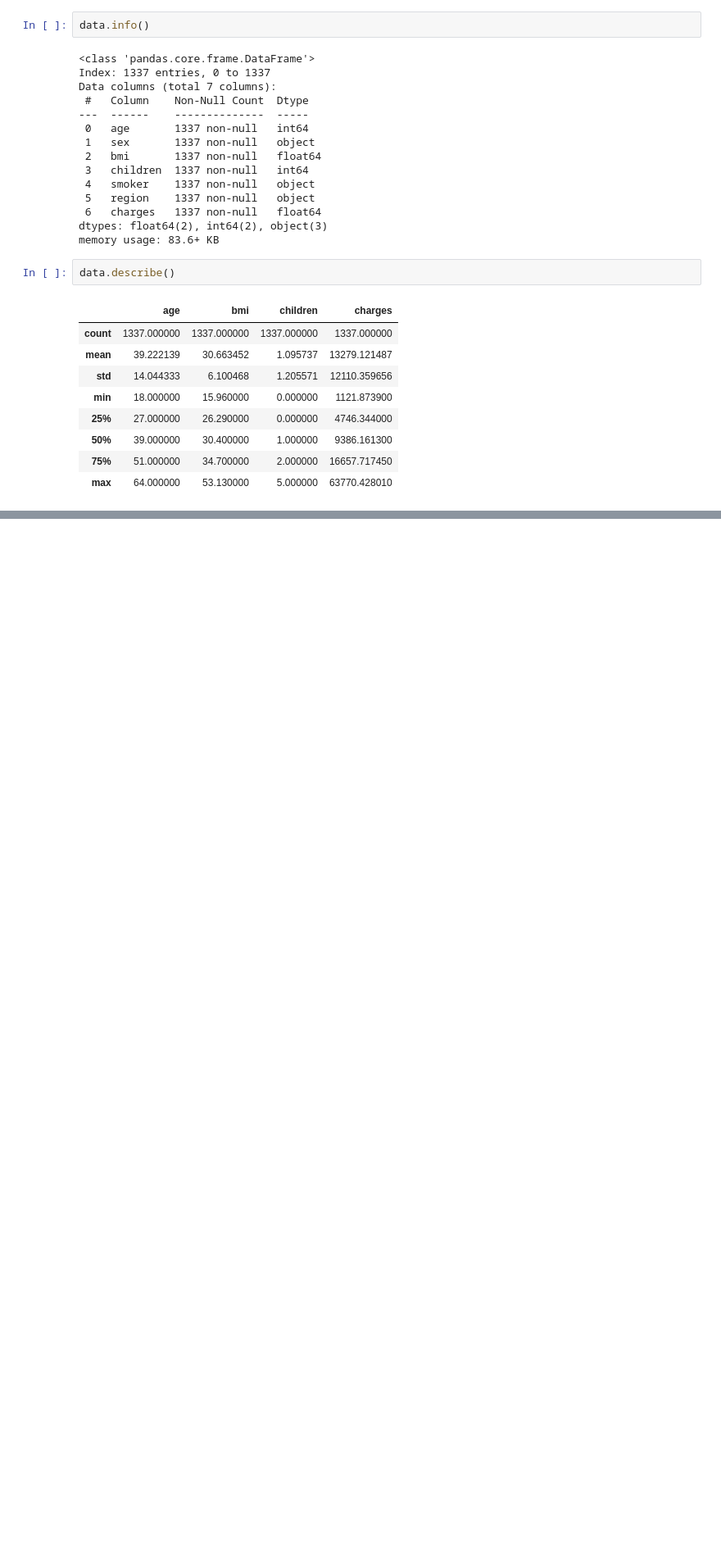
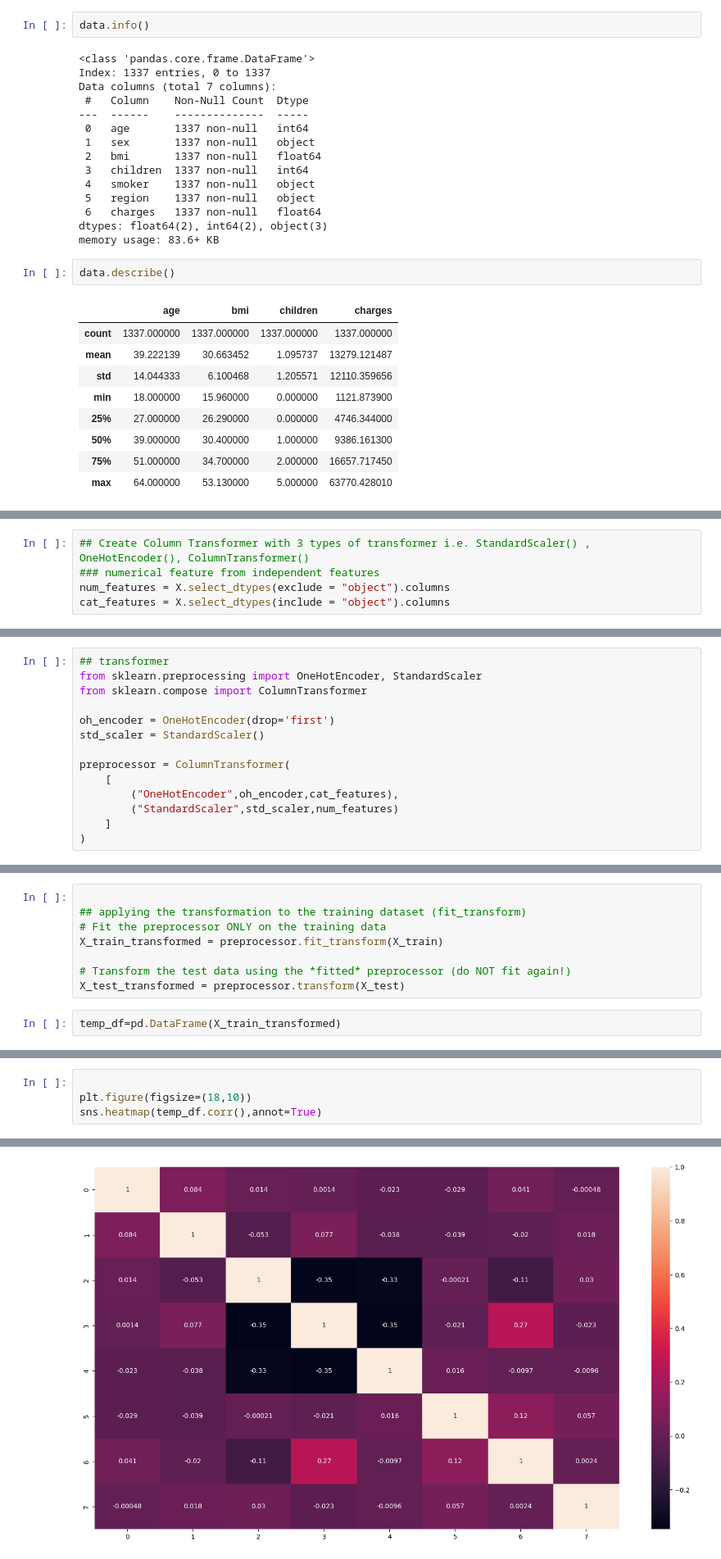
Before and after one commit to nikeshgamal24/Medical-Insurance-Prediction-Project, a Jupyter notebook: Medical_Insurance_Prediction_Project.ipynb, the cells around one changed output, grey strips where cells are left out. Shown: that part at 82% size. Saved outputs shown, nothing was run; the diff lists cells and outputs as text; blank space fills up the shorter version.

Commit message:
Model Training and Hyper Parameter Tuning Complete

```diff
--- a/Medical_Insurance_Prediction_Project.ipynb
+++ b/Medical_Insurance_Prediction_Project.ipynb
@@ -353,0 +450,5 @@ data.describe()
+# %%
+## Create Column Transformer with 3 types of transformer i.e. StandardScaler() , OneHotEncoder(), ColumnTransformer()
+### numerical feature from independent features
+num_features = X.select_dtypes(exclude = "object").columns
+cat_features = X.select_dtypes(include = "object").columns
@@ -353,0 +463,14 @@ data.describe()
+# %%
+## transformer
+from sklearn.preprocessing import OneHotEncoder, StandardScaler
+from sklearn.compose import ColumnTransformer
+
+oh_encoder = OneHotEncoder(drop='first')
+std_scaler = StandardScaler()
+
+preprocessor = ColumnTransformer(
+    [
+        ("OneHotEncoder",oh_encoder,cat_features),
+        ("StandardScaler",std_scaler,num_features)
+    ]
+)
@@ -353,0 +484,10 @@ data.describe()
+# %%
+
+## applying the transformation to the training dataset (fit_transform)
+# Fit the preprocessor ONLY on the training data
+X_train_transformed = preprocessor.fit_transform(X_train)
+
+# Transform the test data using the *fitted* preprocessor (do NOT fit again!)
+X_test_transformed = preprocessor.transform(X_test)
+# %%
+temp_df=pd.DataFrame(X_train_transformed)
@@ -353,0 +522,5 @@ data.describe()
+# %%
+
+plt.figure(figsize=(18,10))
+sns.heatmap(temp_df.corr(),annot=True)
+# %% [output]
@@ -353,0 +528 @@ data.describe()
+[figure, added]
```
Also changed, not shown: parts of 28 cells of this notebook.
